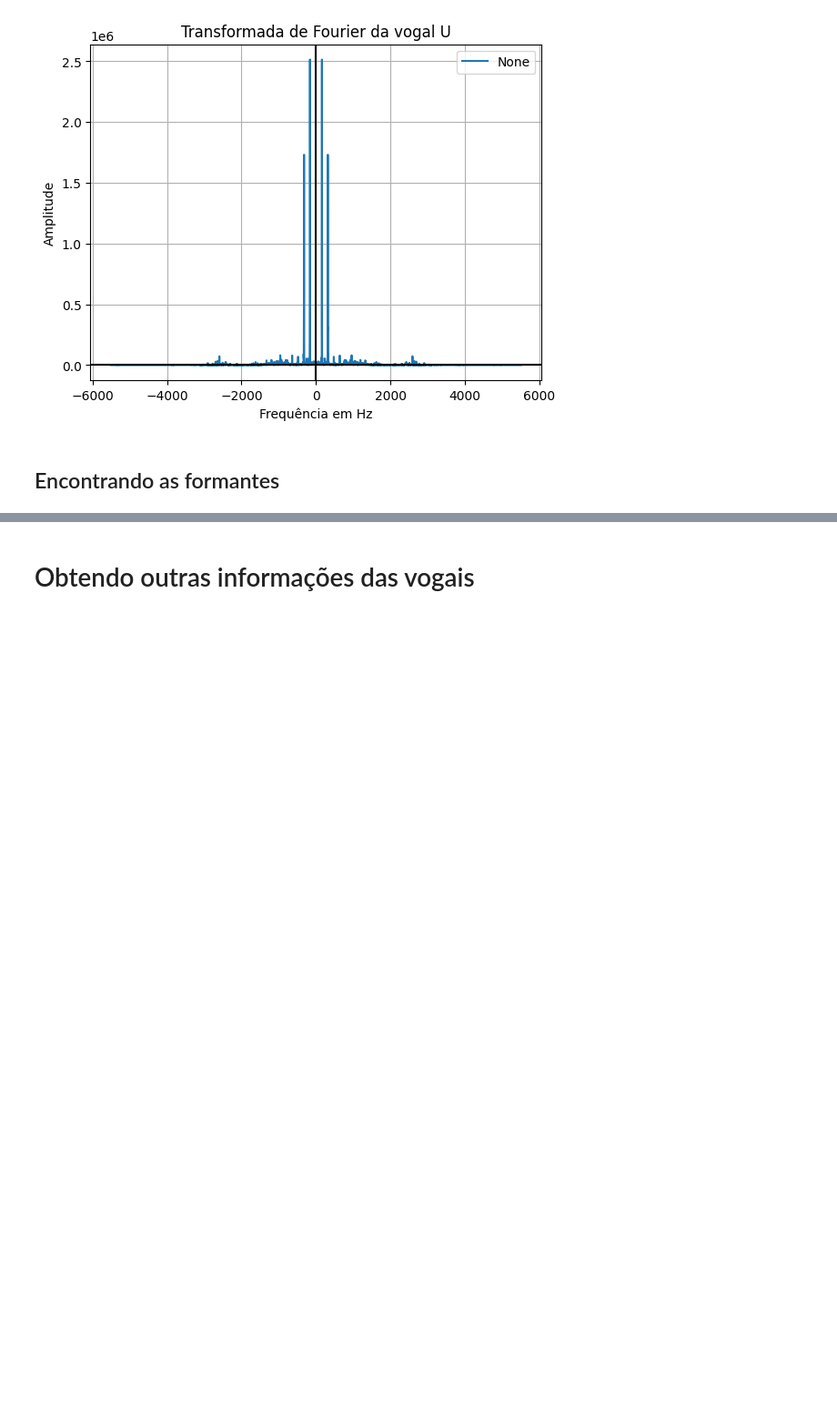
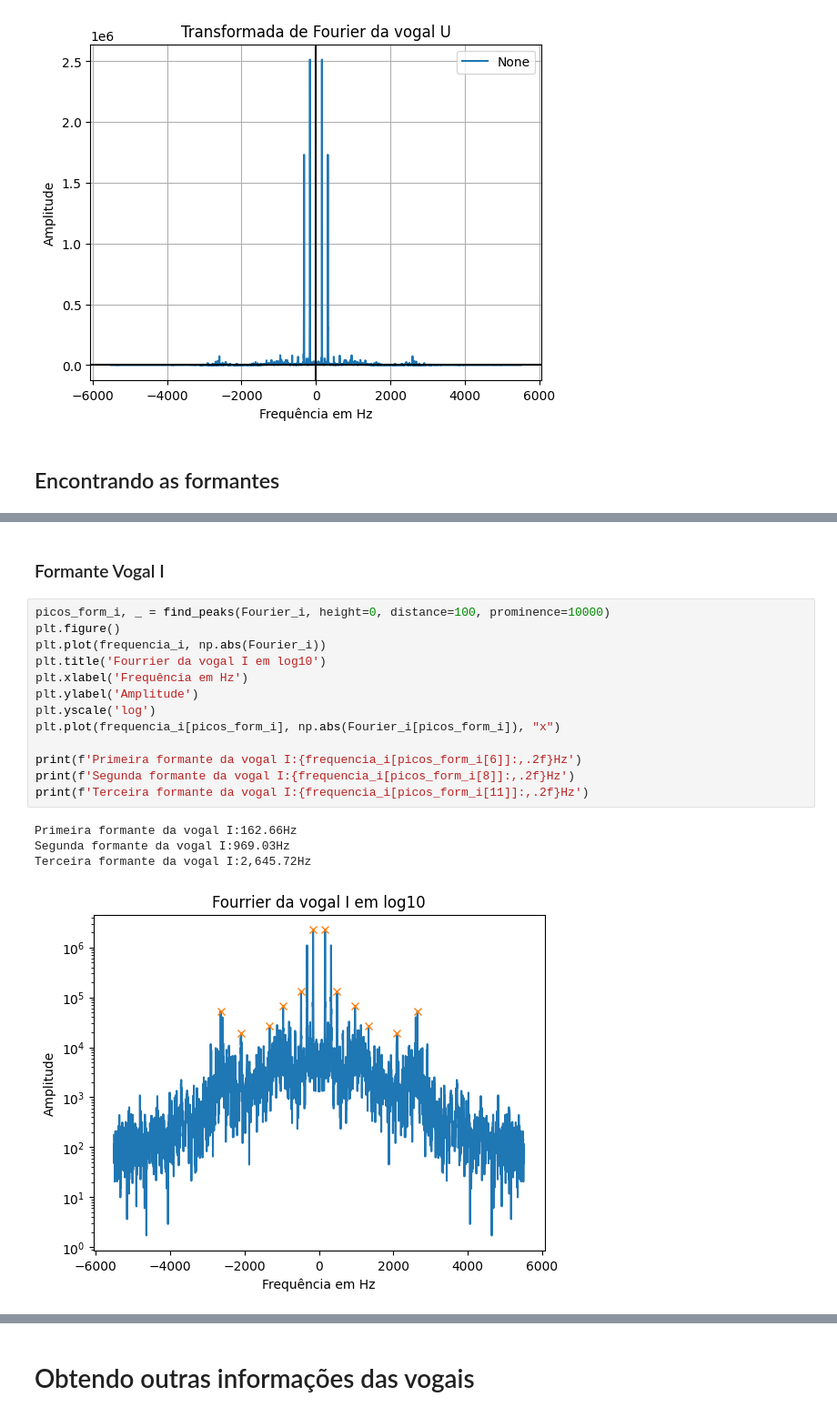
Before and after one commit to Rubiozito/Sistemas-e-Sinais, a Jupyter notebook: Trabalho_Final_sinais/Tfinal_sinais.ipynb, the cells around one changed output, grey strips where cells are left out. Shown at 91% size. Drawn from its saved outputs; the diff is of its cells as text; blank space fills up the shorter version.

```diff
--- a/Trabalho_Final_sinais/Tfinal_sinais.ipynb
+++ b/Trabalho_Final_sinais/Tfinal_sinais.ipynb
@@ -290,0 +300,20 @@ Terceira formante da vogal A:2,643.48Hz
+# %% [markdown]
+### Formante Vogal I
+# %%
+picos_form_i, _ = find_peaks(Fourier_i, height=0, distance=100, prominence=10000)
+plt.figure()
+plt.plot(frequencia_i, np.abs(Fourier_i))
+plt.title('Fourrier da vogal I em log10')
+plt.xlabel('Frequência em Hz')
+plt.ylabel('Amplitude')
+plt.yscale('log')
+plt.plot(frequencia_i[picos_form_i], np.abs(Fourier_i[picos_form_i]), "x")
+
+print(f'Primeira formante da vogal I:{frequencia_i[picos_form_i[6]]:,.2f}Hz')
+print(f'Segunda formante da vogal I:{frequencia_i[picos_form_i[8]]:,.2f}Hz')
+print(f'Terceira formante da vogal I:{frequencia_i[picos_form_i[11]]:,.2f}Hz')
+# %% [output]
+Primeira formante da vogal I:162.66Hz
+Segunda formante da vogal I:969.03Hz
+Terceira formante da vogal I:2,645.72Hz
+[figure, added]
```
Also changed, not shown: parts of 16 cells of this notebook.
